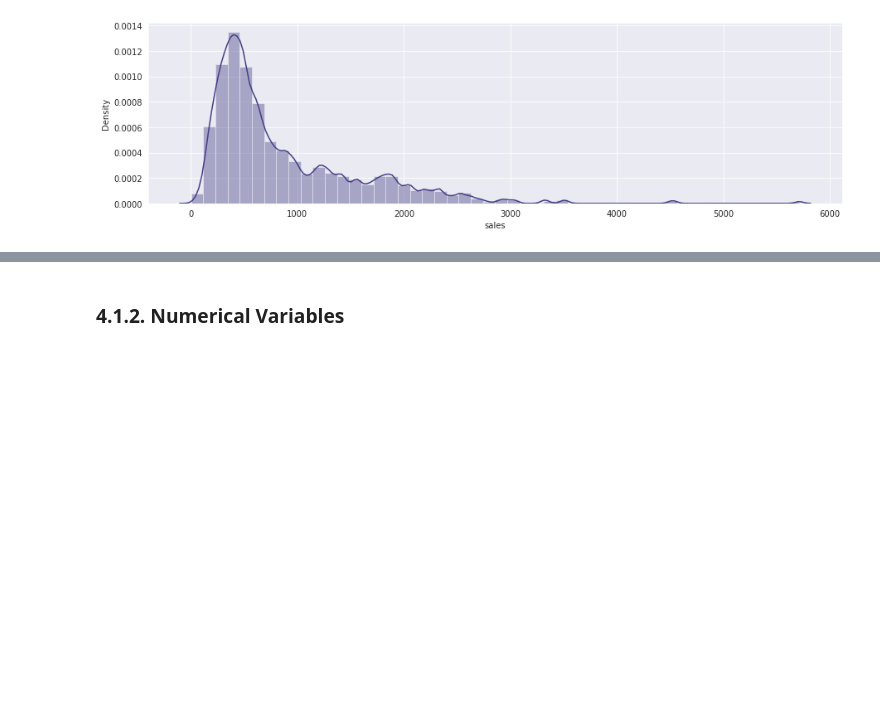
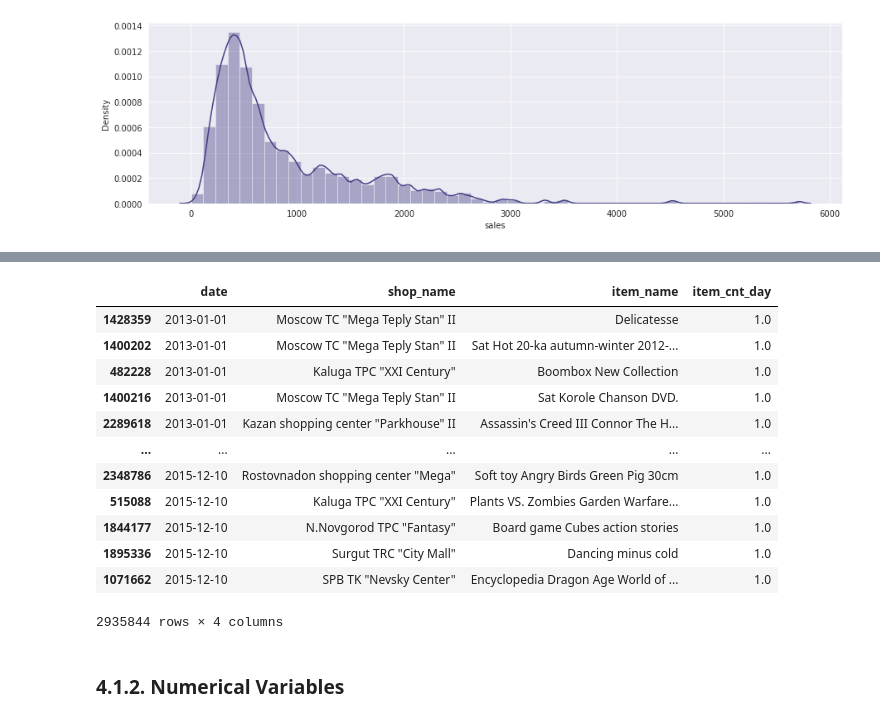
Before and after one commit to Matheus-Homem/Matheus-Homem, a Jupyter notebook: notebook/Future_Sales_Prediction.ipynb, the cells around one changed output, grey strips where cells are left out. Cells and saved outputs as stored; diff of their text form; code cells hidden in the pictures; blank space fills up the shorter version.

```diff
--- a/notebook/Future_Sales_Prediction.ipynb
+++ b/notebook/Future_Sales_Prediction.ipynb
@@ -435,3 +384,19 @@ NameError: ignored
+# %%
+df4[['date','shop_name','item_name','item_cnt_day']].sort_values('date')
+# %% [output]
+|  | date | shop_name | item_name | item_cnt_day |
+| 1428359 | 2013-01-01 | Moscow TC "Mega Teply Stan" II | Delicatesse | 1.0 |
+| 1400202 | 2013-01-01 | Moscow TC "Mega Teply Stan" II | Sat Hot 20-ka autumn-winter 2012-... | 1.0 |
+| 482228 | 2013-01-01 | Kaluga TPC "XXI Century" | Boombox New Collection | 1.0 |
+| 1400216 | 2013-01-01 | Moscow TC "Mega Teply Stan" II | Sat Korole Chanson DVD. | 1.0 |
+| 2289618 | 2013-01-01 | Kazan shopping center "Parkhouse" II | Assassin's Creed III Connor The H... | 1.0 |
+| ... | ... | ... | ... | ... |
+| 2348786 | 2015-12-10 | Rostovnadon shopping center "Mega" | Soft toy Angry Birds Green Pig 30cm | 1.0 |
+| 515088 | 2015-12-10 | Kaluga TPC "XXI Century" | Plants VS. Zombies Garden Warfare... | 1.0 |
+| 1844177 | 2015-12-10 | N.Novgorod TPC "Fantasy" | Board game Cubes action stories | 1.0 |
+| 1895336 | 2015-12-10 | Surgut TRC "City Mall" | Dancing minus cold | 1.0 |
+| 1071662 | 2015-12-10 | SPB TK "Nevsky Center" | Encyclopedia Dragon Age World of ... | 1.0 |
+2935844 rows × 4 columns
 # %% [markdown]
 ### 4.1.2. Numerical Variables
 # %%
```
Also changed, not shown: parts of 17 cells of this notebook.
